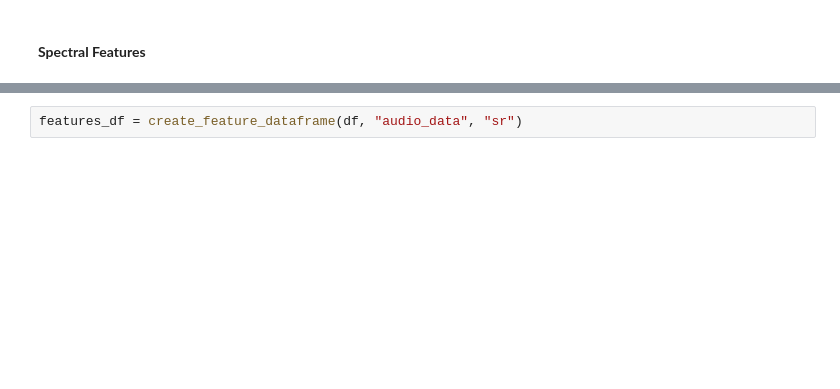
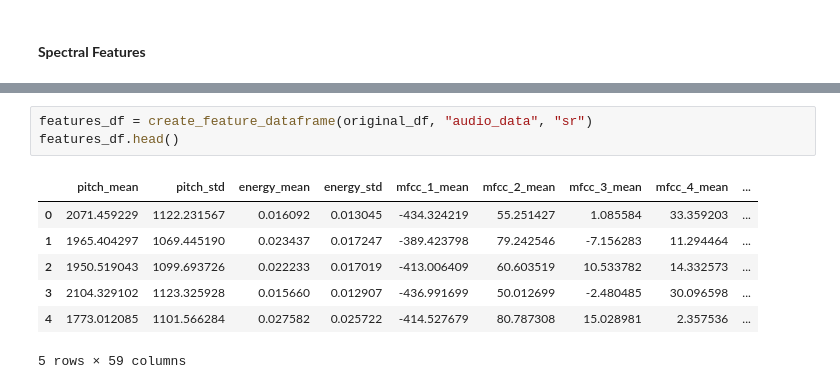
Before and after one commit to brunomfernandes45/emotion-detection, a Jupyter notebook: notebook.ipynb, the cells around one changed output, grey strips where cells are left out. Cells and saved outputs as stored; diff of their text form; blank space fills up the shorter version.

```diff
--- a/notebook.ipynb
+++ b/notebook.ipynb
@@ -1014,3 +920,12 @@ def create_feature_dataframe(df, audio_column, sr_column):
     return features_df
 # %%
-features_df = create_feature_dataframe(df, "audio_data", "sr")
+features_df = create_feature_dataframe(original_df, "audio_data", "sr")
+features_df.head()
+# %% [output]
+|  | pitch_mean | pitch_std | energy_mean | energy_std | mfcc_1_mean | mfcc_2_mean | mfcc_3_mean | mfcc_4_mean | ... |
+| 0 | 2071.459229 | 1122.231567 | 0.016092 | 0.013045 | -434.324219 | 55.251427 | 1.085584 | 33.359203 | ... |
+| 1 | 1965.404297 | 1069.445190 | 0.023437 | 0.017247 | -389.423798 | 79.242546 | -7.156283 | 11.294464 | ... |
+| 2 | 1950.519043 | 1099.693726 | 0.022233 | 0.017019 | -413.006409 | 60.603519 | 10.533782 | 14.332573 | ... |
+| 3 | 2104.329102 | 1123.325928 | 0.015660 | 0.012907 | -436.991699 | 50.012699 | -2.480485 | 30.096598 | ... |
+| 4 | 1773.012085 | 1101.566284 | 0.027582 | 0.025722 | -414.527679 | 80.787308 | 15.028981 | 2.357536 | ... |
+5 rows × 59 columns
```
Also changed, not shown: parts of 33 cells of this notebook.
